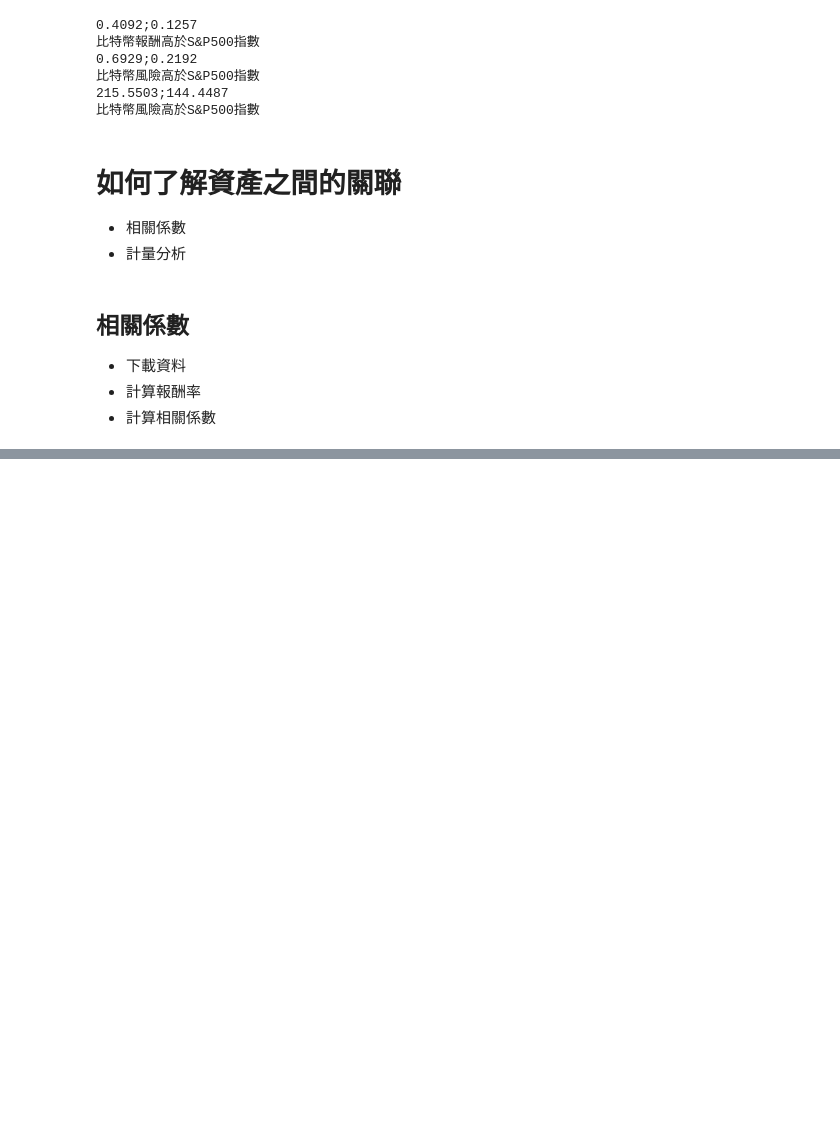
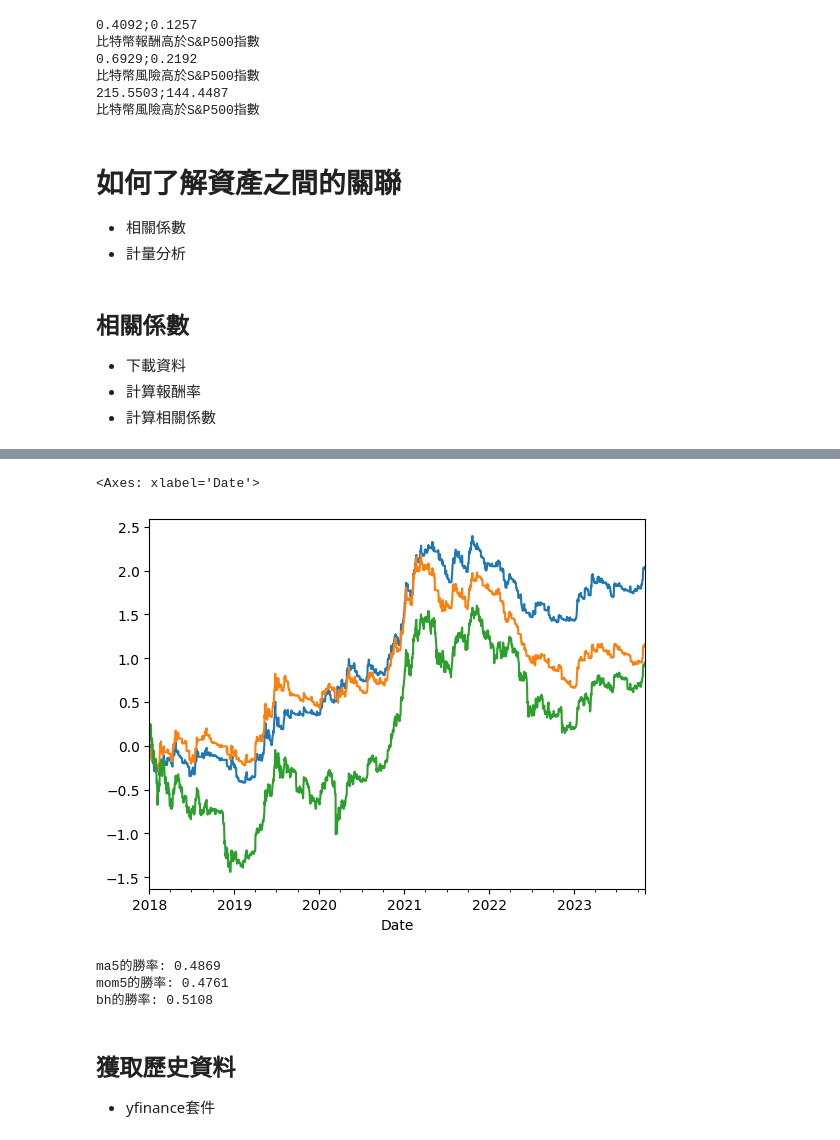
Before and after one commit to quetion/Crypto_fin, a Jupyter notebook: [Cryptofin]Hello_Python.ipynb, the cells around one changed output, grey strips where cells are left out. Drawn from its saved outputs; the diff is of its cells as text; code cells hidden in the pictures; blank space fills up the shorter version.

```diff
--- a/[Cryptofin]Hello_Python.ipynb
+++ b/[Cryptofin]Hello_Python.ipynb
@@ -304,0 +475,7 @@ data =
+# %%
+# 以BTC為例
+data = yf.download('BTC-USD')
+data = data['2018':]
+data = data[['Close']]
+data.columns = ['price_btc']
+data.info()
@@ -304,0 +492,14 @@ data =
+# %%
+# 利用動能策略建立投資策略
+# 計算日報酬
+data['ret_btc'] = np.log(data.price_btc).diff()
+# 計算過去5日報酬
+data['mom5'] = data.ret_btc.rolling(5).sum()
+# 建立多空訊號 (注意時間順序)
+data['mom5_rule'] = (data.mom5>0).shift()
+data.mom5_rule = data.mom5_rule.replace({True:1,False:0})
+# 建立累積報酬率 (績效)
+data['mom5_cumret'] = (data.ret_btc*data.mom5_rule).cumsum()
+# 建立基準績效 (buy-and-hold)
+data['bh_cumret'] = data.ret_btc.cumsum()
+data.head()
@@ -304,0 +514,28 @@ data =
+# %%
+# 比較累積報酬率 (策略vs基準)
+data.ma5_cumret.plot()
+data.mom5_cumret.plot()
+data.bh_cumret.plot()
+# 小結:
+# 移動平均或動能策略都是看價格趨勢來操作 所以績效結果類似 但移動平均效果更好
+# %% [output]
+<Axes: xlabel='Date'>
+[figure, added]
+# %%
+# 勝率
+# ma5的勝率
+win_ma5 = (data.ma5_rule == (data.ret_btc>0)).sum()/len(data.ma5_rule)
+# mom5的勝率
+win_mom5 = (data.mom5_rule == (data.ret_btc>0)).sum()/len(data.ma5_rule)
+# buy-and-hold的勝率
+win_bh = (data.ret_btc>0).sum()/len(data.ma5_rule)
+print('ma5的勝率: {:.4f}'.format(win_ma5))
+print('mom5的勝率: {:.4f}'.format(win_mom5))
+print('bh的勝率: {:.4f}'.format(win_bh))
+# %% [output]
+ma5的勝率: 0.4869
+mom5的勝率: 0.4761
+bh的勝率: 0.5108
+# %% [markdown]
+## 獲取歷史資料
+- yfinance套件
```
Also changed, not shown: parts of 24 cells of this notebook.
